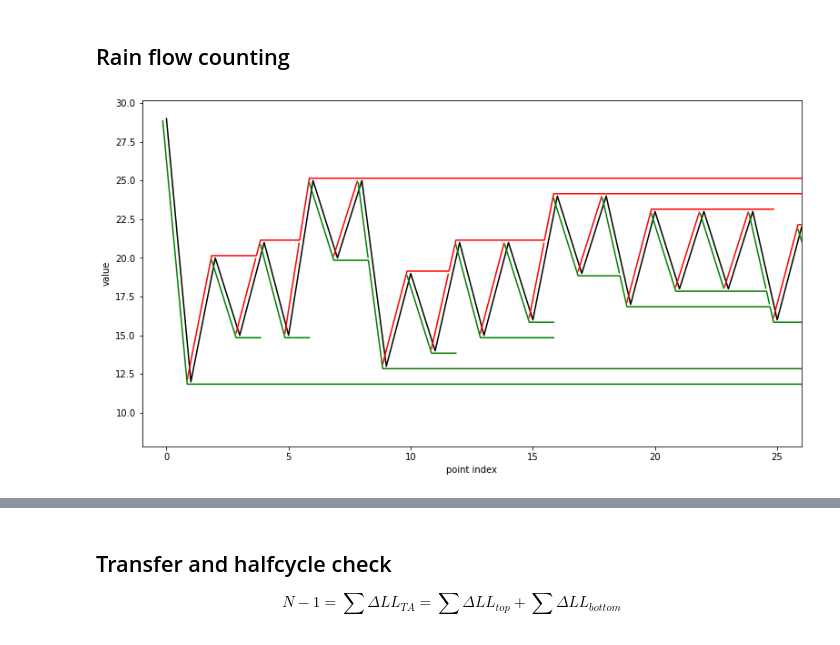
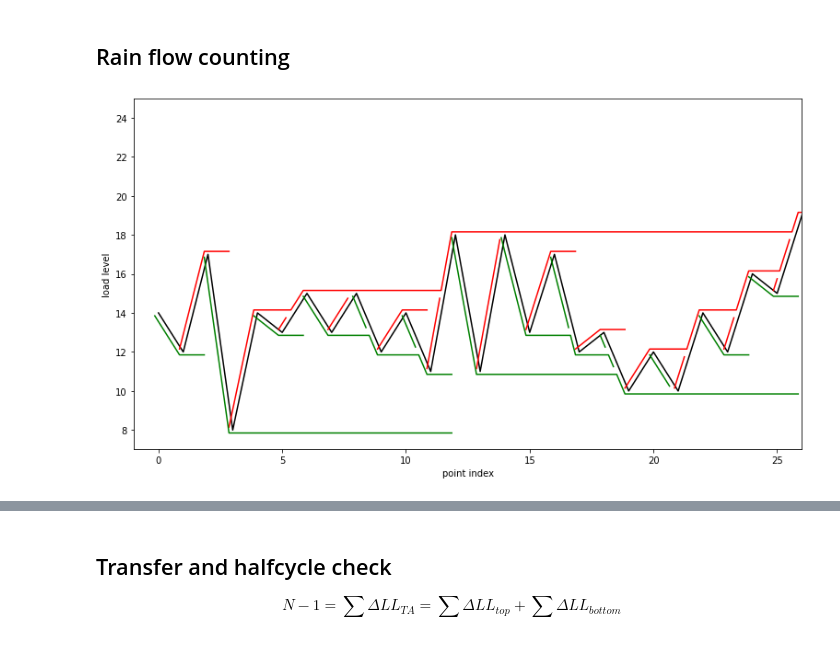
Before and after one commit to Maarrk/zidkl-article, a Jupyter notebook: advanced.ipynb, the cells around one changed output, grey strips where cells are left out. Drawn from its saved outputs; the diff is of its cells as text; code cells hidden in the pictures.

Commit message:
Process flight data in advanced example

```diff
--- a/advanced.ipynb
+++ b/advanced.ipynb
@@ -4,6 +4,7 @@
 import numpy as np
 import matplotlib.pyplot as plt
 plt.rc('figure', figsize=(13, 7))
+from matplotlib.ticker import MaxNLocator
 from IPython.display import display, Markdown, Latex  # Display cells with dynamic content
 from string import Template  # Replace text with $ instead of {}, much better for LaTeX equations
 
@@ -33,5 +34,8 @@ def round_numbers(data: dict, places: int) -> dict:
 
 tex = lambda text, data, places = 3: display(Latex(Template(text).substitute(round_numbers(data, places))))
 md = lambda text, data, places = 3: display(Markdown(Template(text).substitute(round_numbers(data, places))))
+
+def sign(x):
+  return 1 if x > 0 else -1 if x < 0 else 0
 # %% [markdown]
 ## Data definition
@@ -55,0 +76,17 @@ data = [ord(c) - ord('A') + 4 for c in datastring]
+# %%
+class Extents:
+  low_level = 1
+  low_factor = 0.0
+  high_level = 32
+  high_factor = 3.0
+
+  min_level = 1
+  max_level = 32
+
+  @staticmethod
+  def loadlevel(lf):
+    alpha = (lf - Extents.low_factor) / (Extents.high_factor - Extents.low_factor)
+    raw_level = np.floor(Extents.low_level + alpha * (Extents.high_level - Extents.low_level))
+    return np.clip(raw_level, Extents.min_level, Extents.max_level)
+
+load_levels = Extents.loadlevel(load_factors)
@@ -128,10 +201,7 @@ display(Markdown(table))
 # %% [markdown]
 ## Rain flow counting
 # %%
-from math import copysign
-sign = lambda x: copysign(1, x)
-
-def make_droplets(data: list, direction: int) -> list:
+def make_droplets(data: list, direction: int, separation=0.2) -> list:
   assert direction != 0
   direction = sign(direction)
   droplets = []
@@ -156,7 +226,7 @@ def make_droplets(data: list, direction: int) -> list:
               taken_peaks[taken_index] = { 'index': j, 'intercept': current_d}
 
           if taken_index != -1:
-            lerp_arg = ((old_intercept - direction * 0.2) - data[j-1]) / (data[j] - data[j-1])
+            lerp_arg = ((old_intercept - direction * separation) - data[j-1]) / (data[j] - data[j-1])
 
             drop['points'].append((j-1+ lerp_arg, data[j-1] + lerp_arg * (data[j] - data[j-1])))
             drop['to'] = old_intercept
@@ -179,27 +249,32 @@ def make_droplets(data: list, direction: int) -> list:
       droplets.append(drop)
   return droplets
 # %%
-plt.plot(data, c='black')
+plotted_count = 25
+plt.plot(data[:plotted_count + 2], c='black')
 
-drops_top = make_droplets(data, 1)
+drops_top = make_droplets(data, 1, separation=0.4)
 for drop in drops_top:
+  if drop['points'][0][0] > plotted_count:
+    break
   points = np.array(drop['points'])
   # Offset diagonally by a small value to display next to original data
   points = points + np.tile(np.array([-0.15, 0.15]), (points.shape[0], 1))
   plt.plot(points[:,0], points[:,1], c='red')
 
-drops_bottom = make_droplets(data, -1)
+drops_bottom = make_droplets(data, -1, separation=0.4)
 for drop in drops_bottom:
+  if drop['points'][0][0] > plotted_count:
+    break
   points = np.array(drop['points'])
   points = points + np.tile(np.array([-0.15, -0.15]), (points.shape[0], 1))
   plt.plot(points[:,0], points[:,1], c='green')
 
-plt.xlim([-1, 26])
-plt.ylabel('value')
+plt.xlim([-1, plotted_count + 1])
+plt.ylabel('load level')
 plt.xlabel('point index')
 plt.show()
 # %% [output]
-[figure, old version]
+[figure, new version]
 # %%
 drops_all = drops_top + drops_bottom
 halfcycle_counts = {}
```
Also changed, not shown: parts of 8 cells of this notebook.
